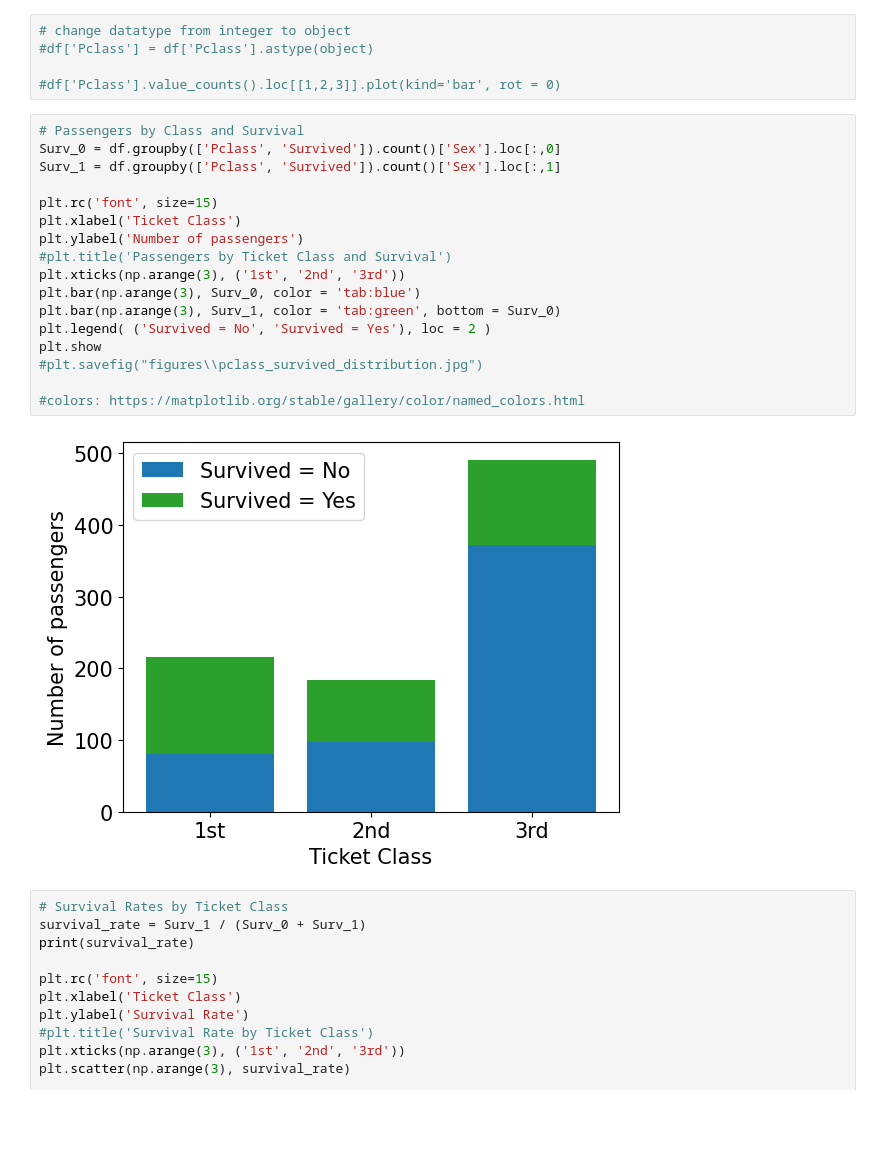
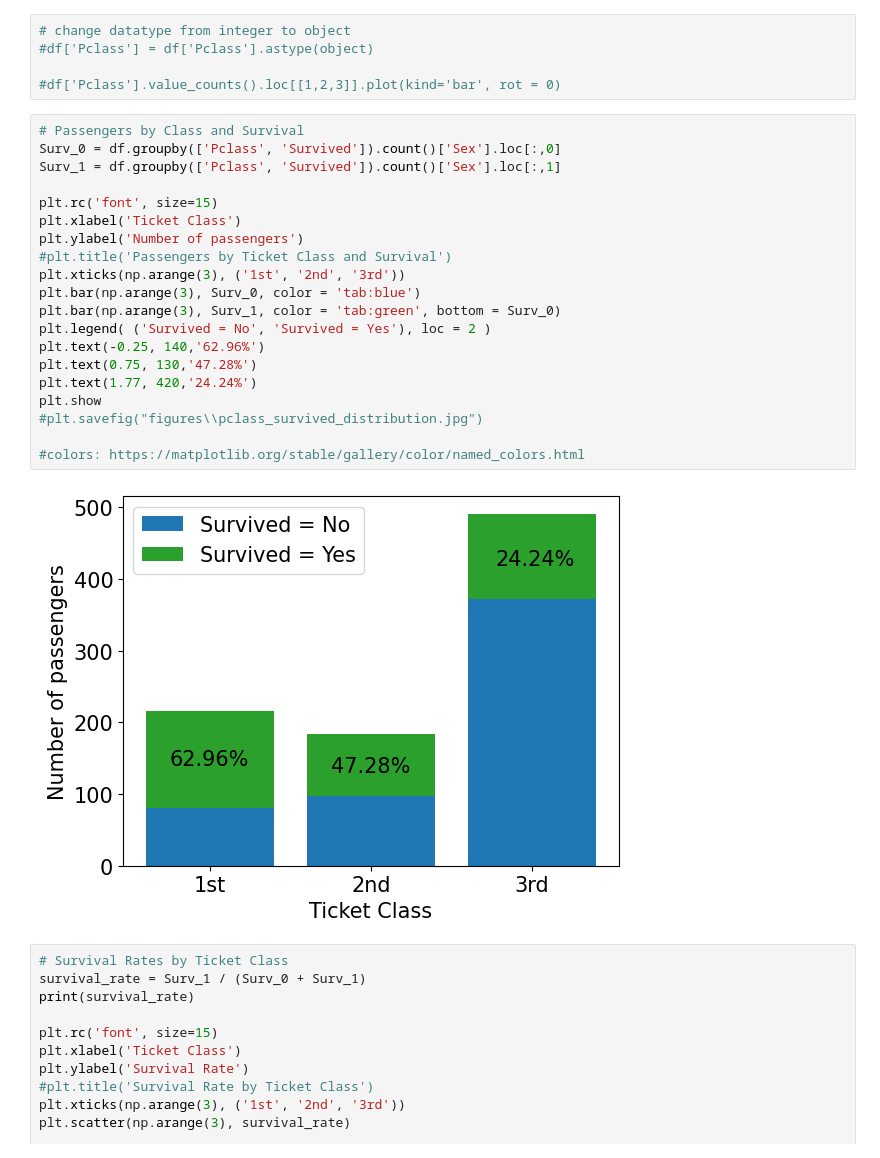
Before and after one commit to mariusjb/dm1-titanic, a Jupyter notebook: preprocessing.ipynb, the cells around one changed output. Saved outputs shown, nothing was run; the diff lists cells and outputs as text; blank space fills up the shorter version.

Commit message:
updatet plots

```diff
--- a/preprocessing.ipynb
+++ b/preprocessing.ipynb
@@ -134,22 +135,25 @@ plt.bar(np.arange(3), df.groupby('Pclass').count()['Name'])
 # %%
 # Passengers by Class and Survival
 Surv_0 = df.groupby(['Pclass', 'Survived']).count()['Sex'].loc[:,0]
 Surv_1 = df.groupby(['Pclass', 'Survived']).count()['Sex'].loc[:,1]
 
 plt.rc('font', size=15)
 plt.xlabel('Ticket Class')
 plt.ylabel('Number of passengers')
 #plt.title('Passengers by Ticket Class and Survival')
 plt.xticks(np.arange(3), ('1st', '2nd', '3rd'))
 plt.bar(np.arange(3), Surv_0, color = 'tab:blue')
 plt.bar(np.arange(3), Surv_1, color = 'tab:green', bottom = Surv_0)
 plt.legend( ('Survived = No', 'Survived = Yes'), loc = 2 )
+plt.text(-0.25, 140,'62.96%')
+plt.text(0.75, 130,'47.28%')
+plt.text(1.77, 420,'24.24%')
 plt.show
 #plt.savefig("figures\\pclass_survived_distribution.jpg")
 
 #colors: https://matplotlib.org/stable/gallery/color/named_colors.html
 # %% [output]
-[figure, old version]
+[figure, new version]
 # %%
 # Survival Rates by Ticket Class
 survival_rate = Surv_1 / (Surv_0 + Surv_1)
```
Also changed, not shown: parts of 6 cells of this notebook, 1 other file.
